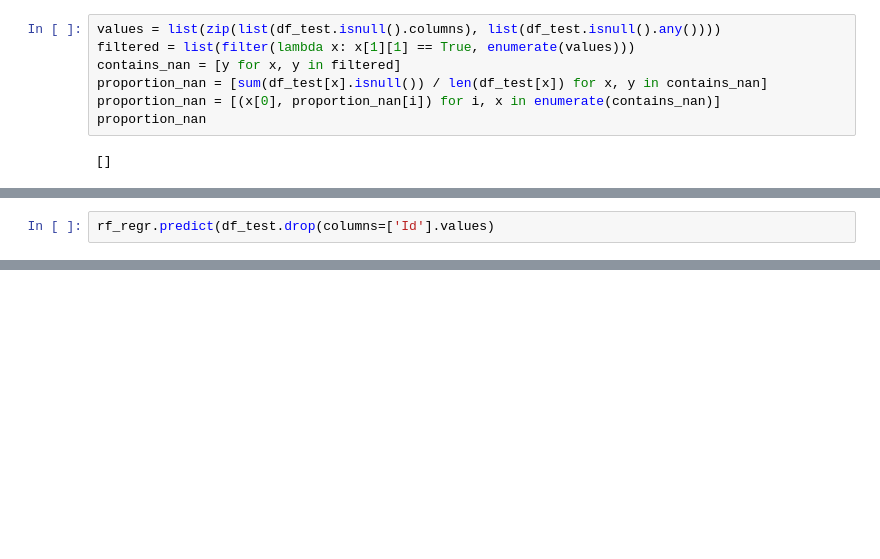
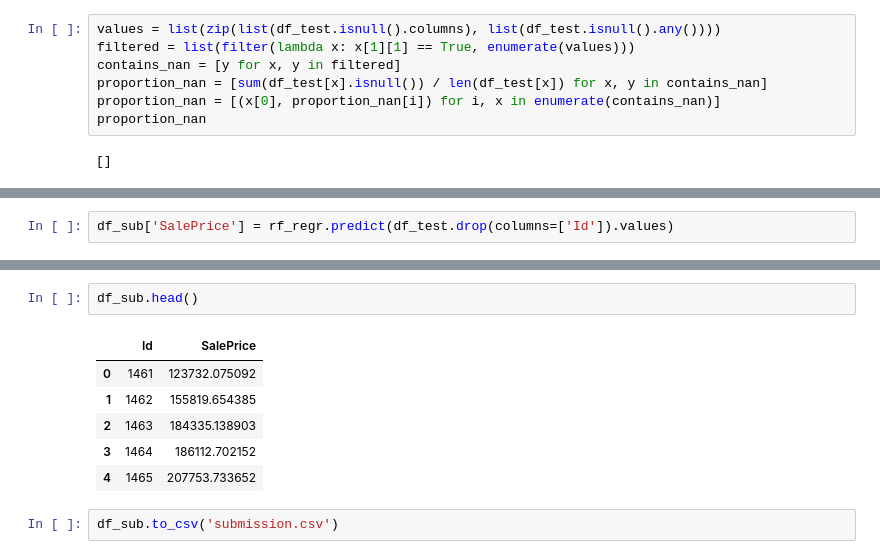
Before and after one commit to michaelmunje/Kaggle-House-Prices, a Jupyter notebook: HouseSales.ipynb, the cells around one changed output, grey strips where cells are left out. Cells and saved outputs as stored; diff of their text form; blank space fills up the shorter version.

```diff
--- a/HouseSales.ipynb
+++ b/HouseSales.ipynb
@@ -543,2 +553,2 @@ proportion_nan
 # %%
-rf_regr.predict(df_test.drop(columns=['Id'].values)
+df_sub['SalePrice'] = rf_regr.predict(df_test.drop(columns=['Id']).values)
@@ -546,0 +555,11 @@ SyntaxError: unexpected EOF while parsing (<ipython-input-853-bbe80ceb918a>, lin
+# %%
+df_sub.head()
+# %% [output]
+|  | Id | SalePrice |
+| 0 | 1461 | 123732.075092 |
+| 1 | 1462 | 155819.654385 |
+| 2 | 1463 | 184335.138903 |
+| 3 | 1464 | 186112.702152 |
+| 4 | 1465 | 207753.733652 |
+# %%
+df_sub.to_csv('submission.csv')
```
Also changed, not shown: parts of 2 cells of this notebook, 1 other file.
